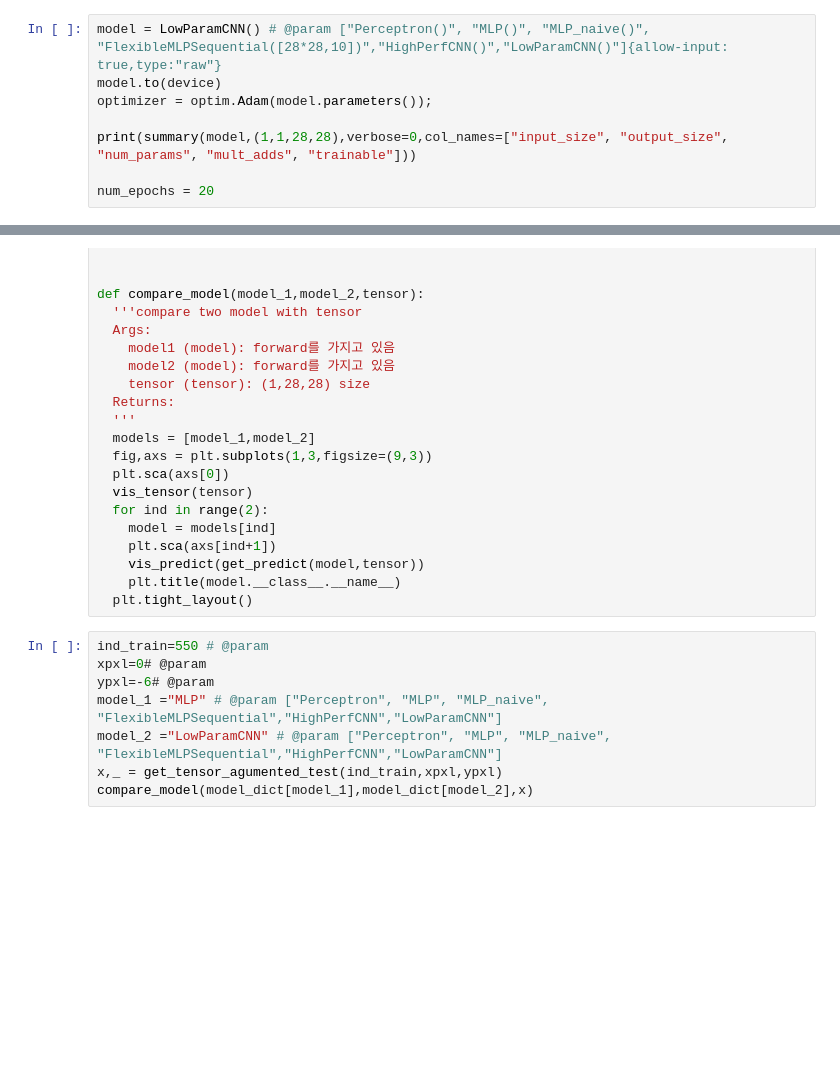
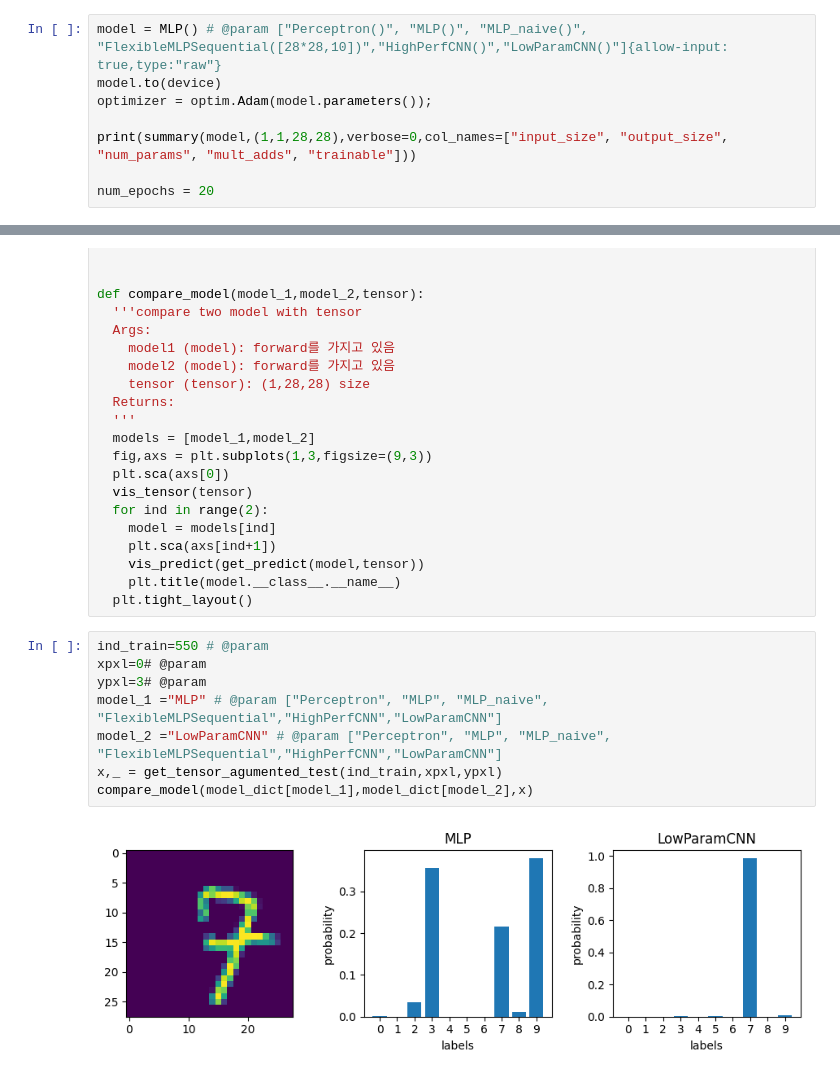
Before and after one commit to MINDS-edu/The-6th-POSTECH-Youth-Mathematical-Artificial-Intelligence-Academy-Class2, a Jupyter notebook: PYMAIA6_day3_CNN_실습.ipynb, the cells around one changed output, grey strips where cells are left out. Saved outputs shown, nothing was run; the diff lists cells and outputs as text; blank space fills up the shorter version.

```diff
--- a/PYMAIA6_day3_CNN_실습.ipynb
+++ b/PYMAIA6_day3_CNN_실습.ipynb
@@ -348,5 +376,5 @@ def print_test(model):
 # %%
-model = LowParamCNN() # @param ["Perceptron()", "MLP()", "MLP_naive()", "FlexibleMLPSequential([28*28,10])","HighPerfCNN()","LowParamCNN()"]{allow-input: true,type:"raw"}
+model = MLP() # @param ["Perceptron()", "MLP()", "MLP_naive()", "FlexibleMLPSequential([28*28,10])","HighPerfCNN()","LowParamCNN()"]{allow-input: true,type:"raw"}
 model.to(device)
 optimizer = optim.Adam(model.parameters());
 
@@ -505,11 +561,13 @@ def compare_model(model_1,model_2,tensor):
 # %%
 ind_train=550 # @param
 xpxl=0# @param
-ypxl=-6# @param
+ypxl=3# @param
 model_1 ="MLP" # @param ["Perceptron", "MLP", "MLP_naive", "FlexibleMLPSequential","HighPerfCNN","LowParamCNN"]
 model_2 ="LowParamCNN" # @param ["Perceptron", "MLP", "MLP_naive", "FlexibleMLPSequential","HighPerfCNN","LowParamCNN"]
 x,_ = get_tensor_agumented_test(ind_train,xpxl,ypxl)
 compare_model(model_dict[model_1],model_dict[model_2],x)
+# %% [output]
+[figure, added]
 # %%
 html_canvas()
 
```
Also changed, not shown: parts of 8 cells of this notebook.
